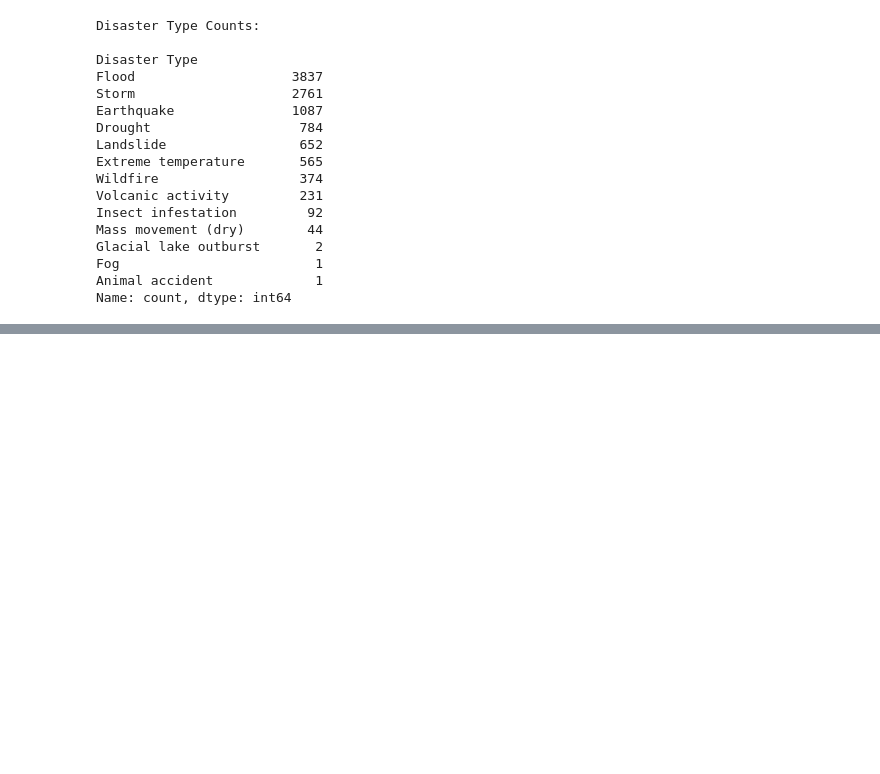
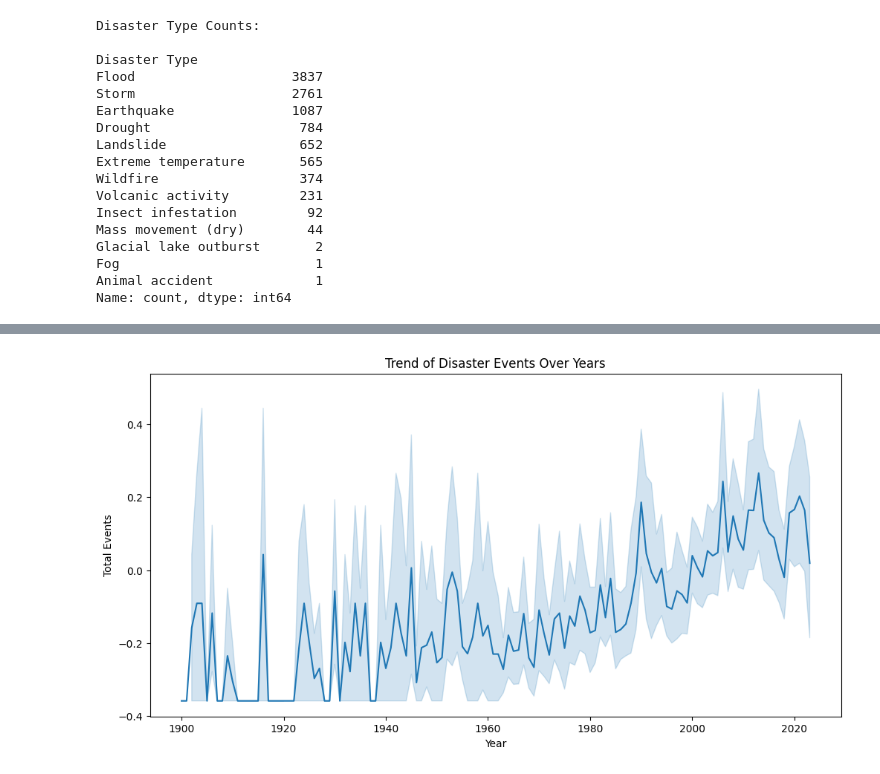
Before and after one commit to Pragya3320/Multi-HazardClassification_and_SeverityPredictionSystem, a Jupyter notebook: Multi_hazard_early_warning_system.ipynb, the cells around one changed output, grey strips where cells are left out. Drawn from its saved outputs; the diff is of its cells as text; code cells hidden in the pictures; blank space fills up the shorter version.

```diff
--- a/Multi_hazard_early_warning_system.ipynb
+++ b/Multi_hazard_early_warning_system.ipynb
@@ -121,0 +234,7 @@ Name: count, dtype: int64
+# %%
+plt.figure(figsize=(12,6))
+sns.lineplot(data=df, x="Year", y="Total Events")
+plt.title("Trend of Disaster Events Over Years")
+plt.show()
+# %% [output]
+[figure, added]
```
Also changed, not shown: parts of 31 cells of this notebook.
